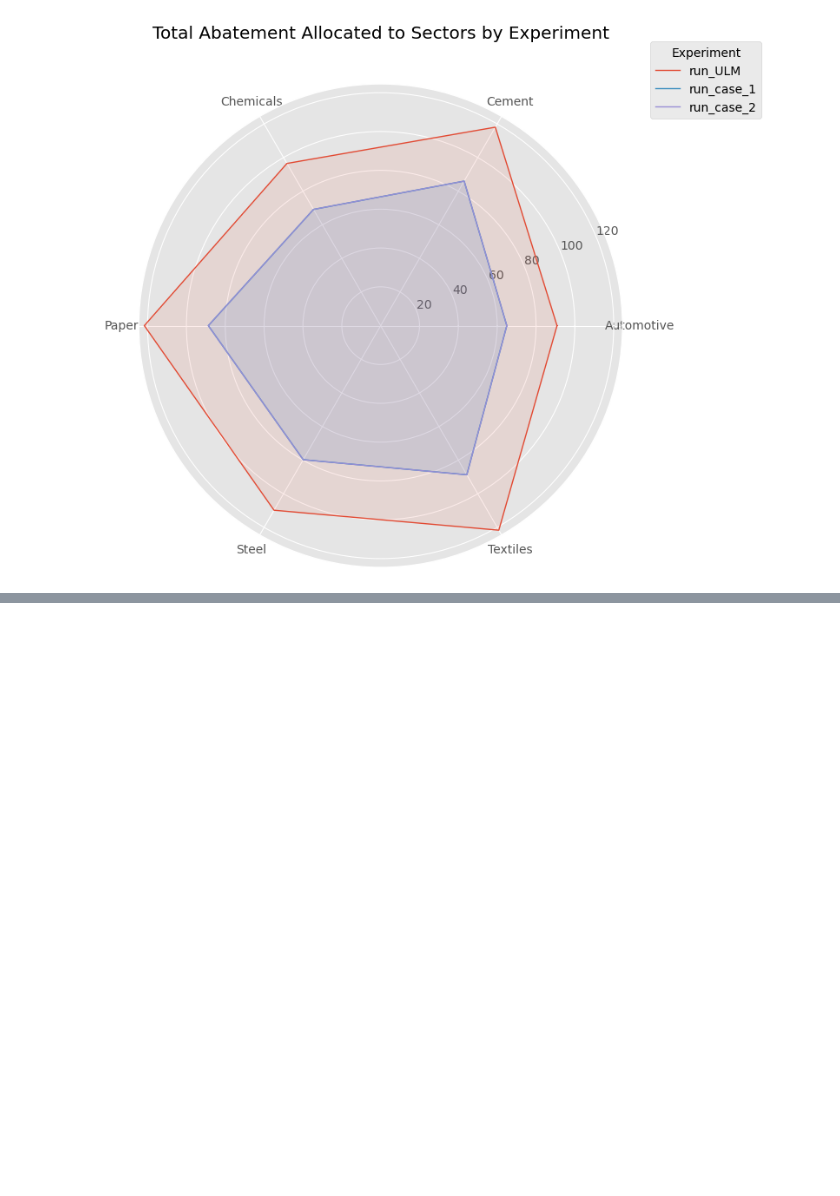
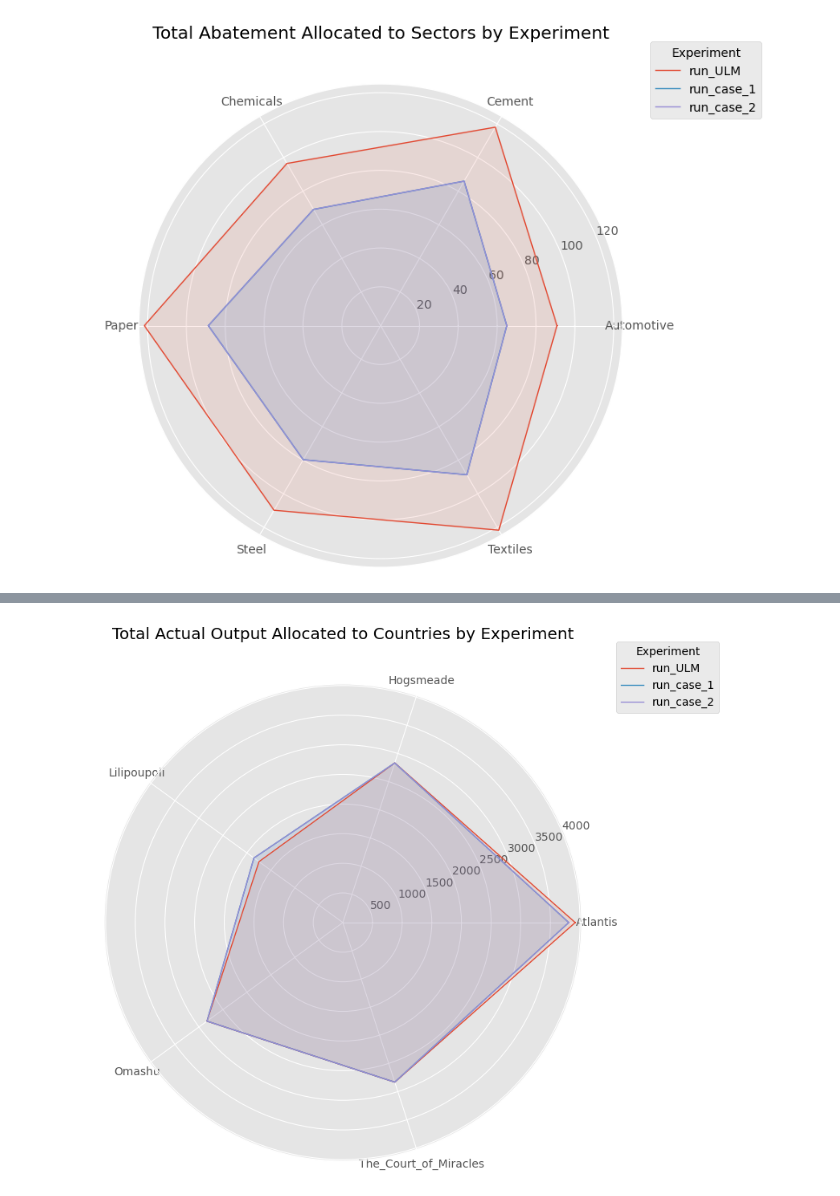
Before and after one commit to kwpap/Diplomatiki_kwpap_step_1, a Jupyter notebook: 2024 Project v2/notebook/31_comparing_exp7.ipynb, the cells around one changed output, grey strips where cells are left out. Saved outputs shown, nothing was run; the diff lists cells and outputs as text; code cells hidden in the pictures; blank space fills up the shorter version.

```diff
--- a/2024 Project v2/notebook/31_comparing_exp7.ipynb
+++ b/2024 Project v2/notebook/31_comparing_exp7.ipynb
@@ -920,0 +995,16 @@ plot_radar_chart(
+# %%
+# Prepare data for radar chart by country
+pivot_country_actual_no_total = pivot_country_actual.drop('Total')
+
+countries = pivot_country_actual_no_total.index.tolist()
+radar_data_countries_actual = {run: pivot_country_actual_no_total[run].tolist() for run in RUN_NAMES}
+
+# Plot radar chart for countries
+plot_radar_chart(
+    data=radar_data_countries_actual,
+    categories=countries,
+    title='Total Actual Output Allocated to Countries by Experiment',
+    run_names=RUN_NAMES
+)
+# %% [output]
+[figure, added]
```
Also changed, not shown: parts of 13 cells of this notebook, 25 other files.
